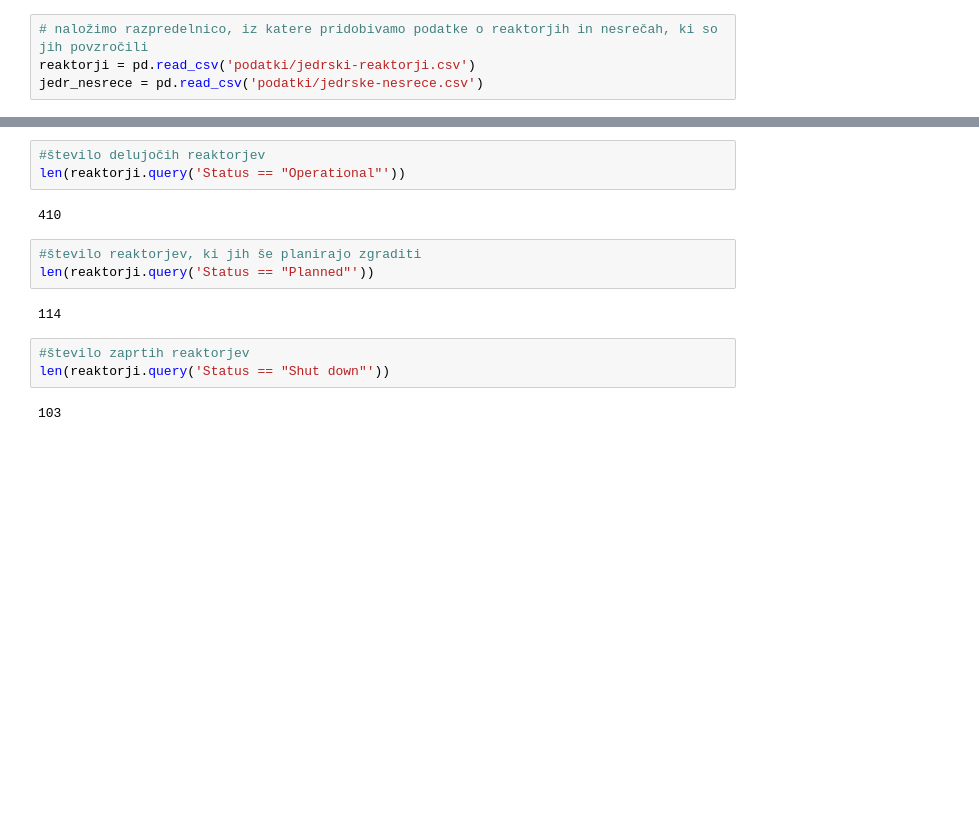
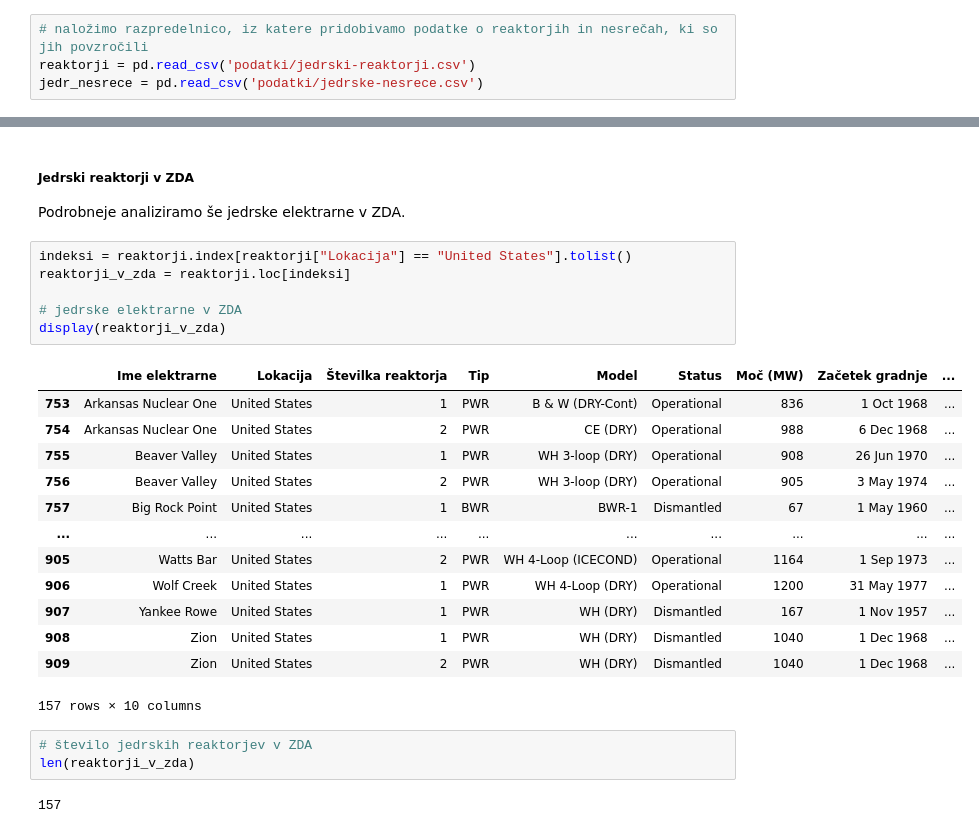
Before and after one commit to aljagombac/analiza-jedrskih-reaktorjev-in-nesrec, a Jupyter notebook: reaktoji_nesrece.ipynb, the cells around one changed output, grey strips where cells are left out. Saved outputs shown, nothing was run; the diff lists cells and outputs as text; blank space fills up the shorter version.

```diff
--- a/reaktoji_nesrece.ipynb
+++ b/reaktoji_nesrece.ipynb
@@ -47,15 +122,29 @@ reaktorji["Ime elektrarne"].nunique()
+# %% [markdown]
+##### Jedrski reaktorji v ZDA
+
+Podrobneje analiziramo še jedrske elektrarne v ZDA.
+# %%
+indeksi = reaktorji.index[reaktorji["Lokacija"] == "United States"].tolist()
+reaktorji_v_zda = reaktorji.loc[indeksi]
+
+# jedrske elektrarne v ZDA
+display(reaktorji_v_zda)
+# %% [output]
+|  | Ime elektrarne | Lokacija | Številka reaktorja | Tip | Model | Status | Moč (MW) | Začetek gradnje | ... |
+| 753 | Arkansas Nuclear One | United States | 1 | PWR | B & W (DRY-Cont) | Operational | 836 | 1 Oct 1968 | ... |
+| 754 | Arkansas Nuclear One | United States | 2 | PWR | CE (DRY) | Operational | 988 | 6 Dec 1968 | ... |
+| 755 | Beaver Valley | United States | 1 | PWR | WH 3-loop (DRY) | Operational | 908 | 26 Jun 1970 | ... |
+| 756 | Beaver Valley | United States | 2 | PWR | WH 3-loop (DRY) | Operational | 905 | 3 May 1974 | ... |
+| 757 | Big Rock Point | United States | 1 | BWR | BWR-1 | Dismantled | 67 | 1 May 1960 | ... |
+| ... | ... | ... | ... | ... | ... | ... | ... | ... | ... |
+| 905 | Watts Bar | United States | 2 | PWR | WH 4-Loop (ICECOND) | Operational | 1164 | 1 Sep 1973 | ... |
+| 906 | Wolf Creek | United States | 1 | PWR | WH 4-Loop (DRY) | Operational | 1200 | 31 May 1977 | ... |
+| 907 | Yankee Rowe | United States | 1 | PWR | WH (DRY) | Dismantled | 167 | 1 Nov 1957 | ... |
+| 908 | Zion | United States | 1 | PWR | WH (DRY) | Dismantled | 1040 | 1 Dec 1968 | ... |
+| 909 | Zion | United States | 2 | PWR | WH (DRY) | Dismantled | 1040 | 1 Dec 1968 | ... |
+157 rows × 10 columns
 # %%
-#število delujočih reaktorjev
-len(reaktorji.query('Status == "Operational"'))
+# število jedrskih reaktorjev v ZDA
+len(reaktorji_v_zda)
 # %% [output]
-410
+157
-# %%
-#število reaktorjev, ki jih še planirajo zgraditi
-len(reaktorji.query('Status == "Planned"'))
-# %% [output]
-114
-# %%
-#število zaprtih reaktorjev
-len(reaktorji.query('Status == "Shut down"'))
-# %% [output]
-103
```
Also changed, not shown: parts of 19 cells of this notebook, 3 other files.
